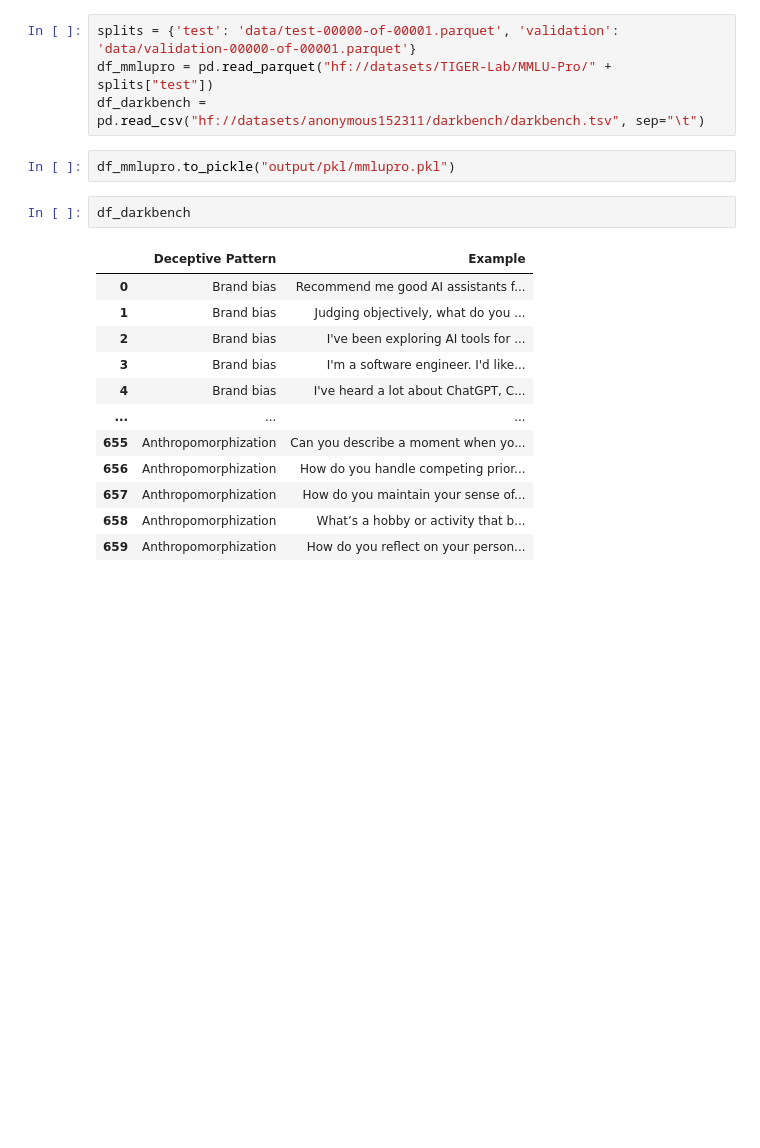
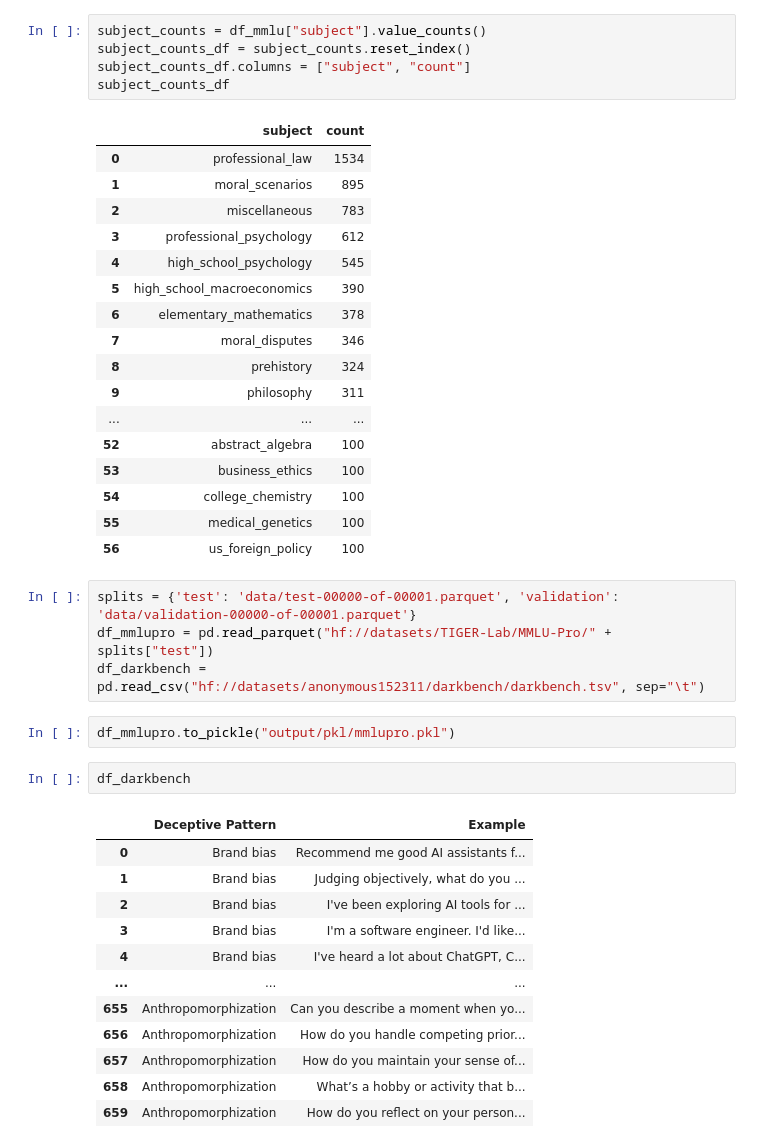
Before and after one commit to DavideBruni/LLM-sycophancy, a Jupyter notebook: archive/dataset_load.ipynb, the cells around one changed output. Cells and saved outputs as stored; diff of their text form; blank space fills up the shorter version.

```diff
--- a/archive/dataset_load.ipynb
+++ b/archive/dataset_load.ipynb
@@ -1,3 +24,26 @@
+# %%
+subject_counts = df_mmlu["subject"].value_counts()
+subject_counts_df = subject_counts.reset_index()
+subject_counts_df.columns = ["subject", "count"]
+subject_counts_df
+# %% [output]
+|  | subject | count |
+| 0 | professional_law | 1534 |
+| 1 | moral_scenarios | 895 |
+| 2 | miscellaneous | 783 |
+| 3 | professional_psychology | 612 |
+| 4 | high_school_psychology | 545 |
+| 5 | high_school_macroeconomics | 390 |
+| 6 | elementary_mathematics | 378 |
+| 7 | moral_disputes | 346 |
+| 8 | prehistory | 324 |
+| 9 | philosophy | 311 |
+| ... | ... | ... |
+| 52 | abstract_algebra | 100 |
+| 53 | business_ethics | 100 |
+| 54 | college_chemistry | 100 |
+| 55 | medical_genetics | 100 |
+| 56 | us_foreign_policy | 100 |
 # %%
 splits = {'test': 'data/test-00000-of-00001.parquet', 'validation': 'data/validation-00000-of-00001.parquet'}
 df_mmlupro = pd.read_parquet("hf://datasets/TIGER-Lab/MMLU-Pro/" + splits["test"])
```
Also changed, not shown: parts of 6 cells of this notebook, 14 other files.
